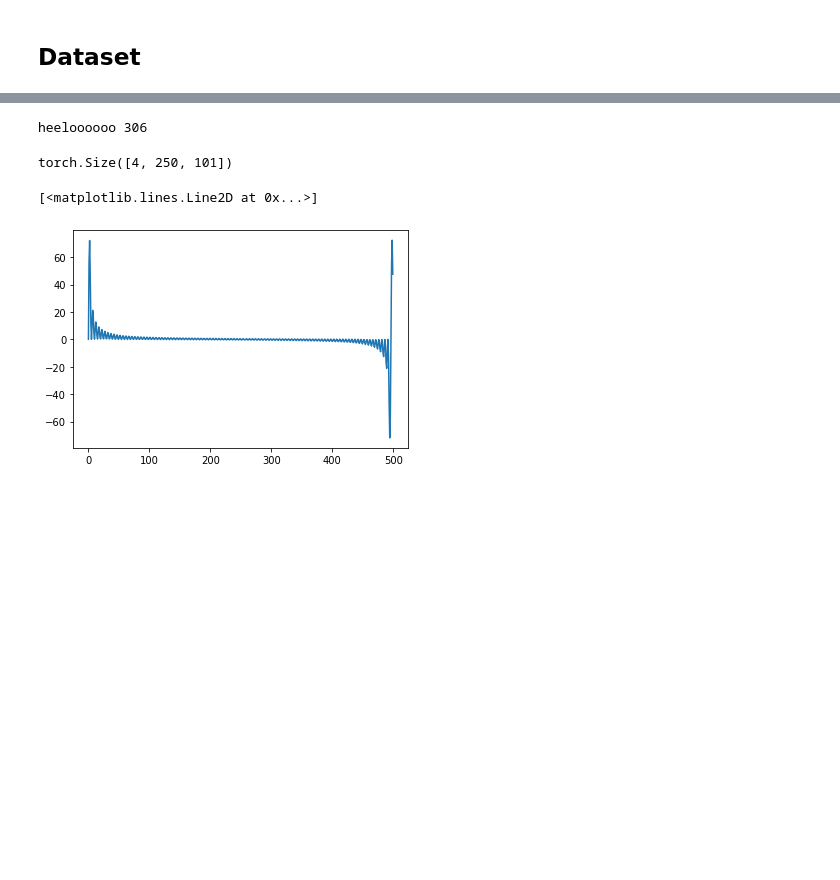
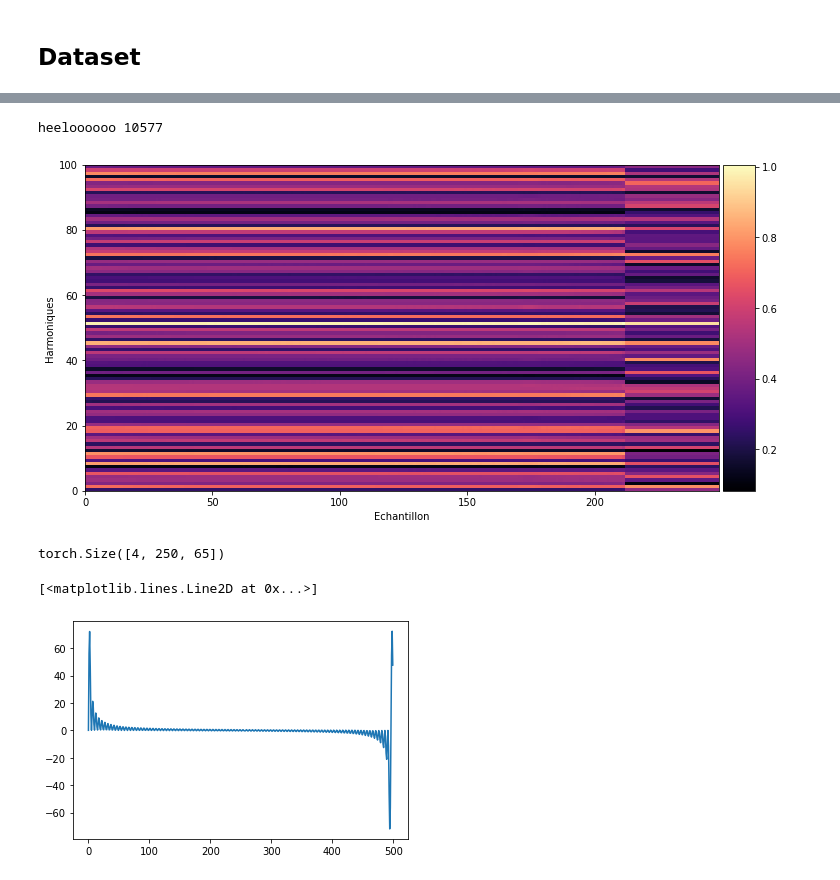
Before and after one commit to nabsara/deep-eurorack-control, a Jupyter notebook: notebooks/Untitled.ipynb, the cells around one changed output, grey strips where cells are left out. Cells and saved outputs as stored; diff of their text form; code cells hidden in the pictures; blank space fills up the shorter version.

```diff
--- a/notebooks/Untitled.ipynb
+++ b/notebooks/Untitled.ipynb
@@ -19,4 +22,4 @@ nb_files = None
 # %%
-preprocess_dataset(raw_data_dir,dataset_dir,filters,sr,frame_size,nb_files)
+# preprocess_dataset(raw_data_dir,dataset_dir,filters,sr,frame_size,nb_files)
 # %% [output]
-heeloooooo 306
+heeloooooo 10577
@@ -35,5 +38,16 @@ pitch = mini_batch[0]
 loud = mini_batch[1]
 
 harmonics,filters = decoder(pitch,loud)
+signal_out = generate_signal(pitch,harmonics,filters,frame_size,sr)
-# %% [output]
-torch.Size([4, 250, 101])
+# %%
+import matplotlib.pyplot as plt
+from mpl_toolkits.axes_grid1 import make_axes_locatable
+import numpy as np
+import librosa
+plot_harmonics(harmonics.detach()[0])
+# %% [output]
+[figure, added]
+# %%
+filters.shape
+# %% [output]
+torch.Size([4, 250, 65])
```
Also changed, not shown: parts of 6 cells of this notebook, 4 other files.
